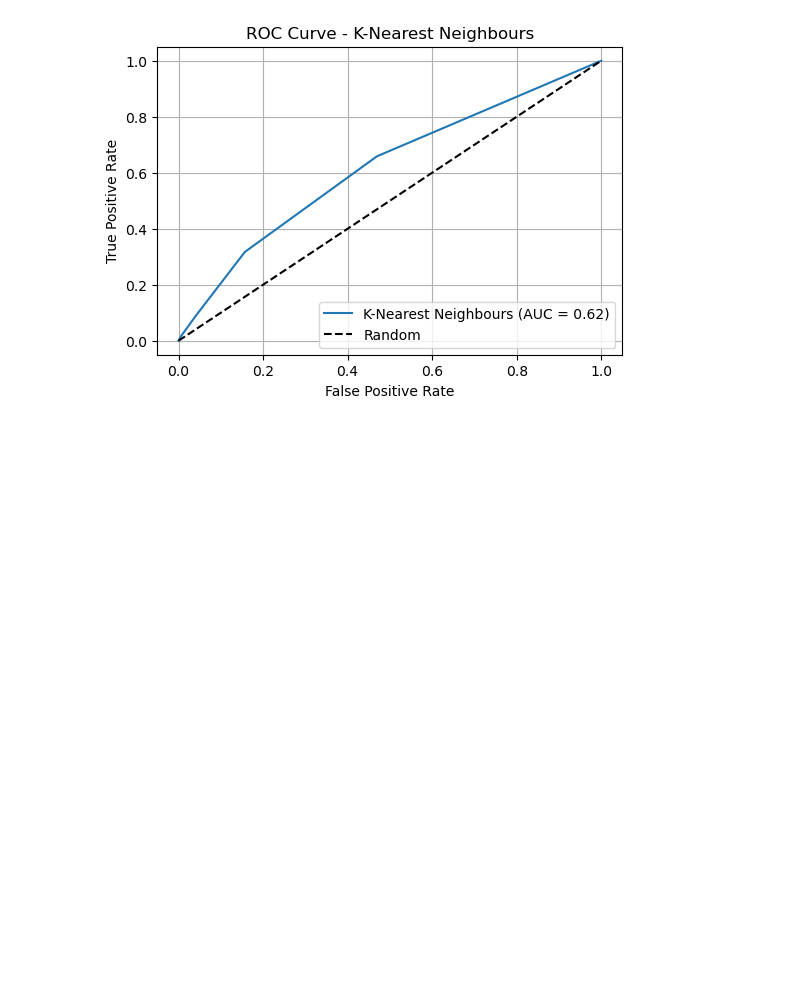
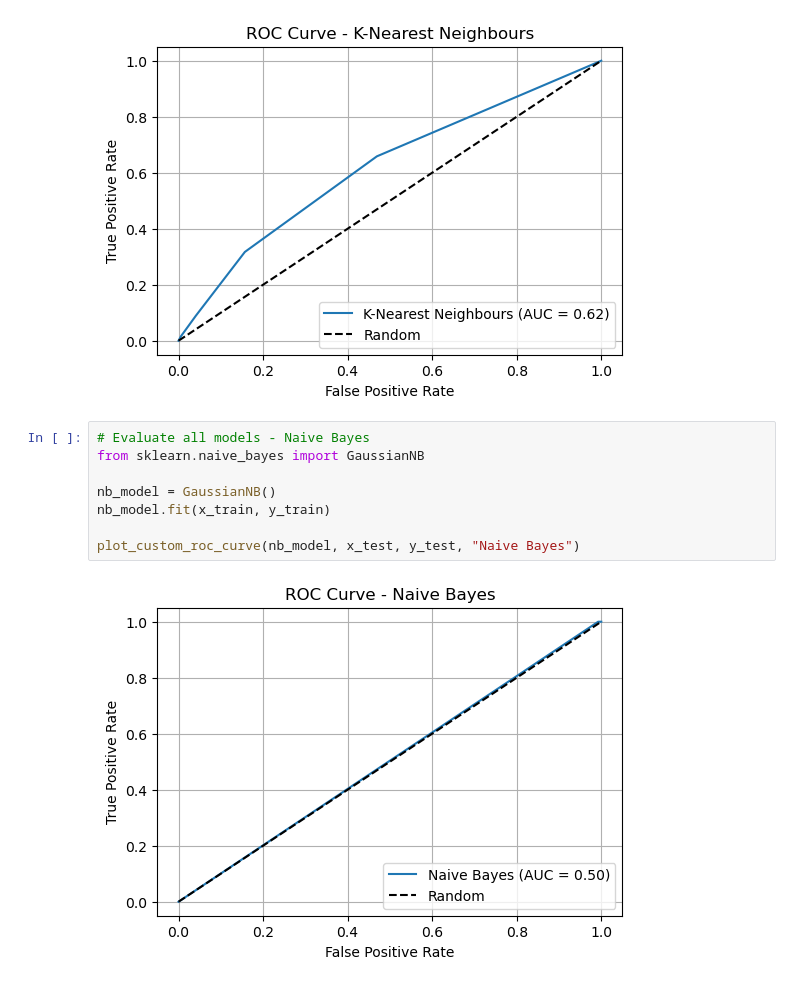
Before and after one commit to yasandu0505/breast-cancer-detection, a Jupyter notebook: breast_cancer_classification_modeling.ipynb, the cells around one changed output. Drawn from its saved outputs; the diff is of its cells as text; blank space fills up the shorter version.

Commit message:
feat: add naive bayes model evaluation

```diff
--- a/breast_cancer_classification_modeling.ipynb
+++ b/breast_cancer_classification_modeling.ipynb
@@ -120,3 +120,13 @@ knn_model.fit(x_train, y_train)
 plot_custom_roc_curve(knn_model, x_test, y_test, "K-Nearest Neighbours")
 # %% [output]
 [figure]
+# %%
+# Evaluate all models - Naive Bayes
+from sklearn.naive_bayes import GaussianNB
+
+nb_model = GaussianNB()
+nb_model.fit(x_train, y_train)
+
+plot_custom_roc_curve(nb_model, x_test, y_test, "Naive Bayes")
+# %% [output]
+[figure, added]
```
